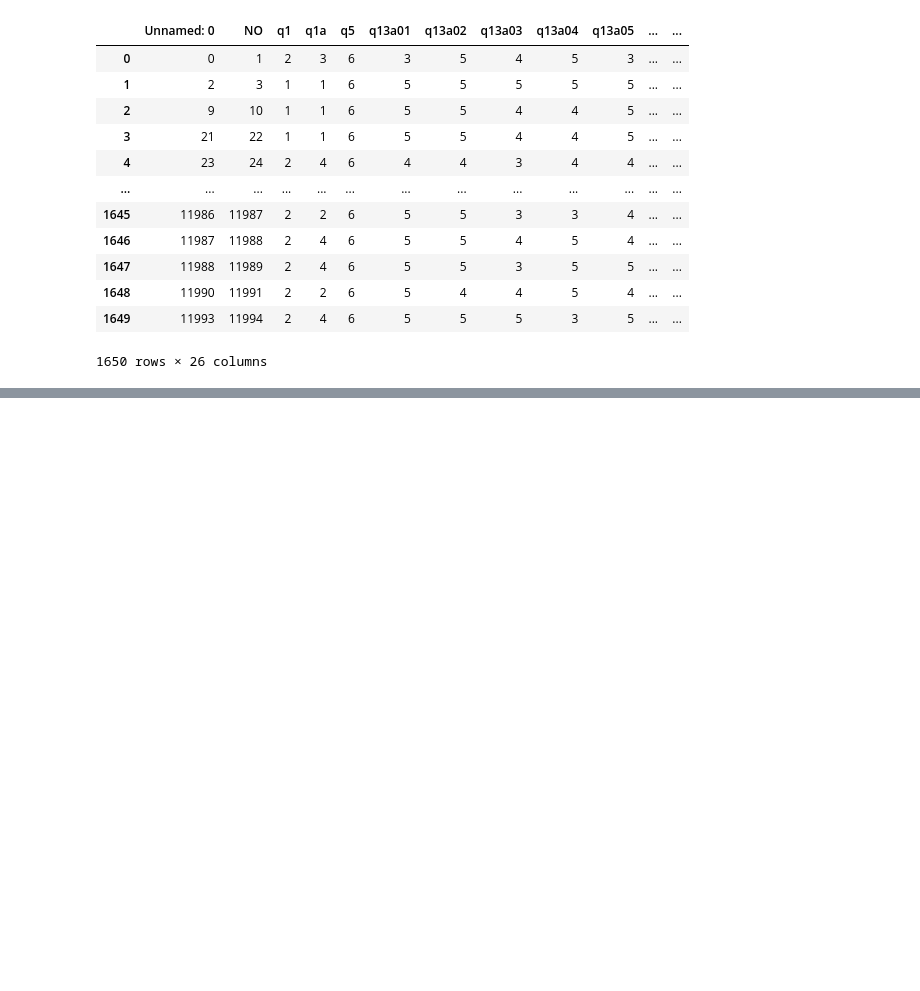
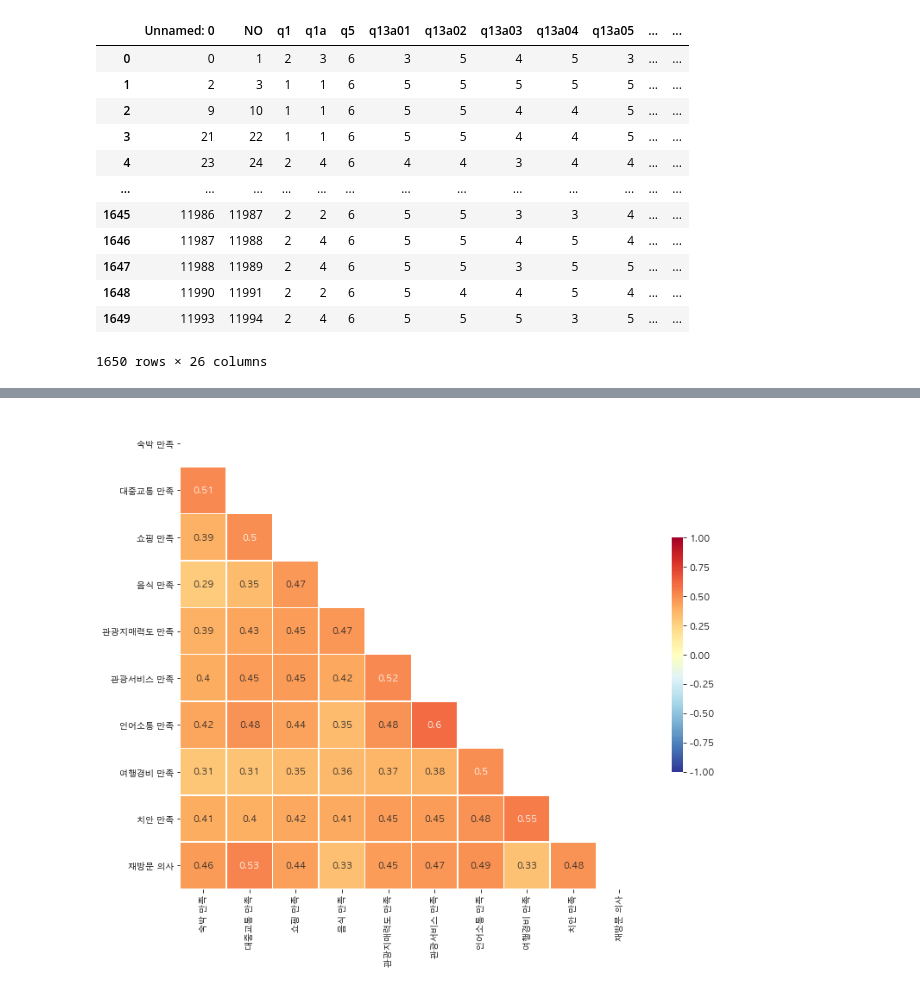
Before and after one commit to asdhgfasd1/2020, a Jupyter notebook: statistics/des_stats01.ipynb, the cells around one changed output, grey strips where cells are left out. Drawn from its saved outputs; the diff is of its cells as text; code cells hidden in the pictures; blank space fills up the shorter version.

```diff
--- a/statistics/des_stats01.ipynb
+++ b/statistics/des_stats01.ipynb
@@ -571,5 +571,8 @@ business_filter_data.columns = ["","","","출입국 절차 만족", "숙박 만
                          "관광지매력도 만족", "관광서비스 만족", "언어소통 만족",
                          "여행경비 만족", "치안 만족" , "재방문 의사", "추천의사", "여행전 한국이미지", "여행후 한국이미지","","","", "도시", "성별","교육수준", "직업","나이", "국가명", "목적", "성별명", "만족도 합", "만족도 평균"]
 
-merge_name_stats.iloc[:, 4:15].corr()
+
+
+
+view_to_heatmap(12,10, merge_name_stats.iloc[:, 4:14].corr())
 # %% [output]
@@ -587,0 +579 @@ merge_name_stats.iloc[:, 4:15].corr()
+[figure, added]
```
Also changed, not shown: parts of 1 cell of this notebook.
